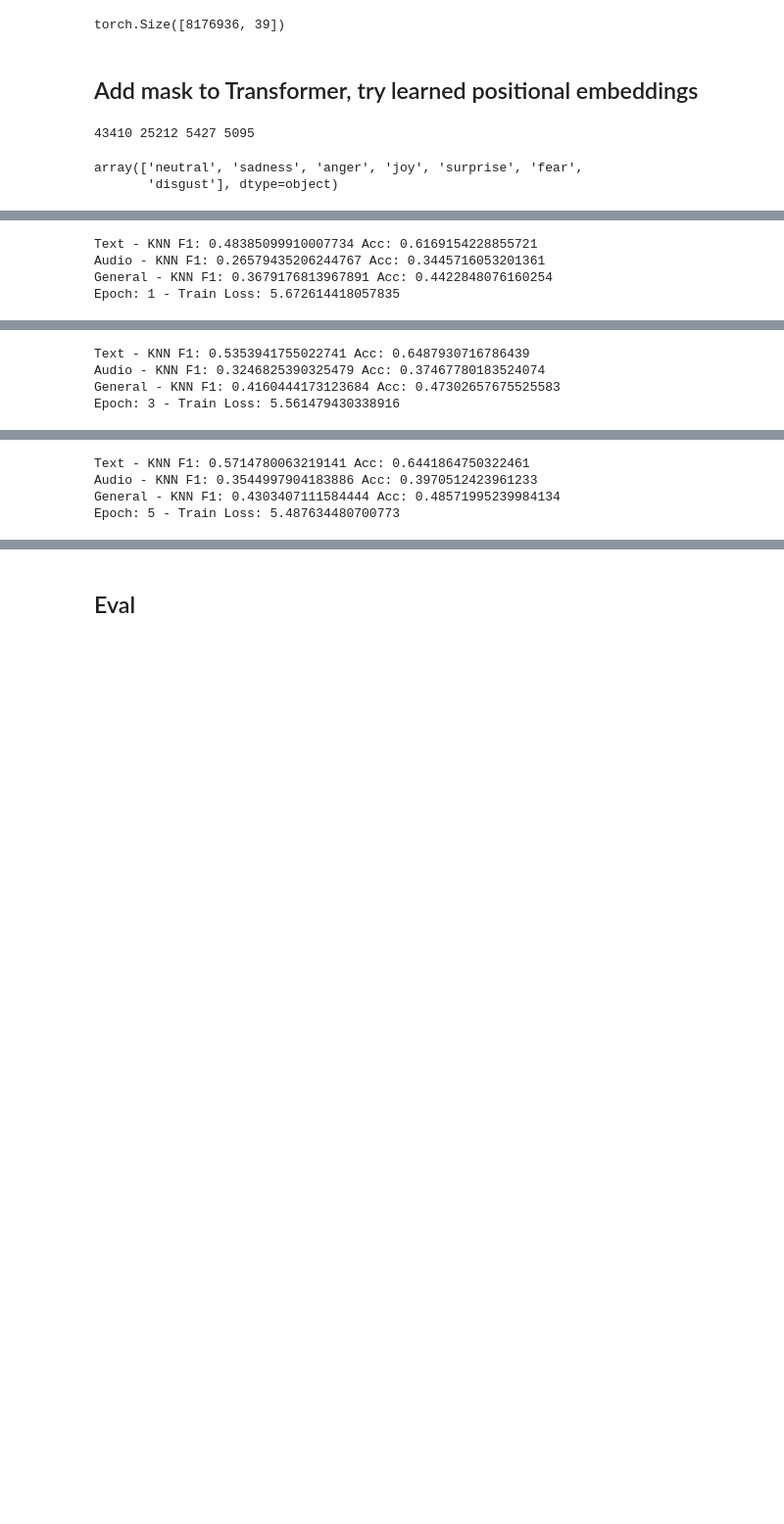
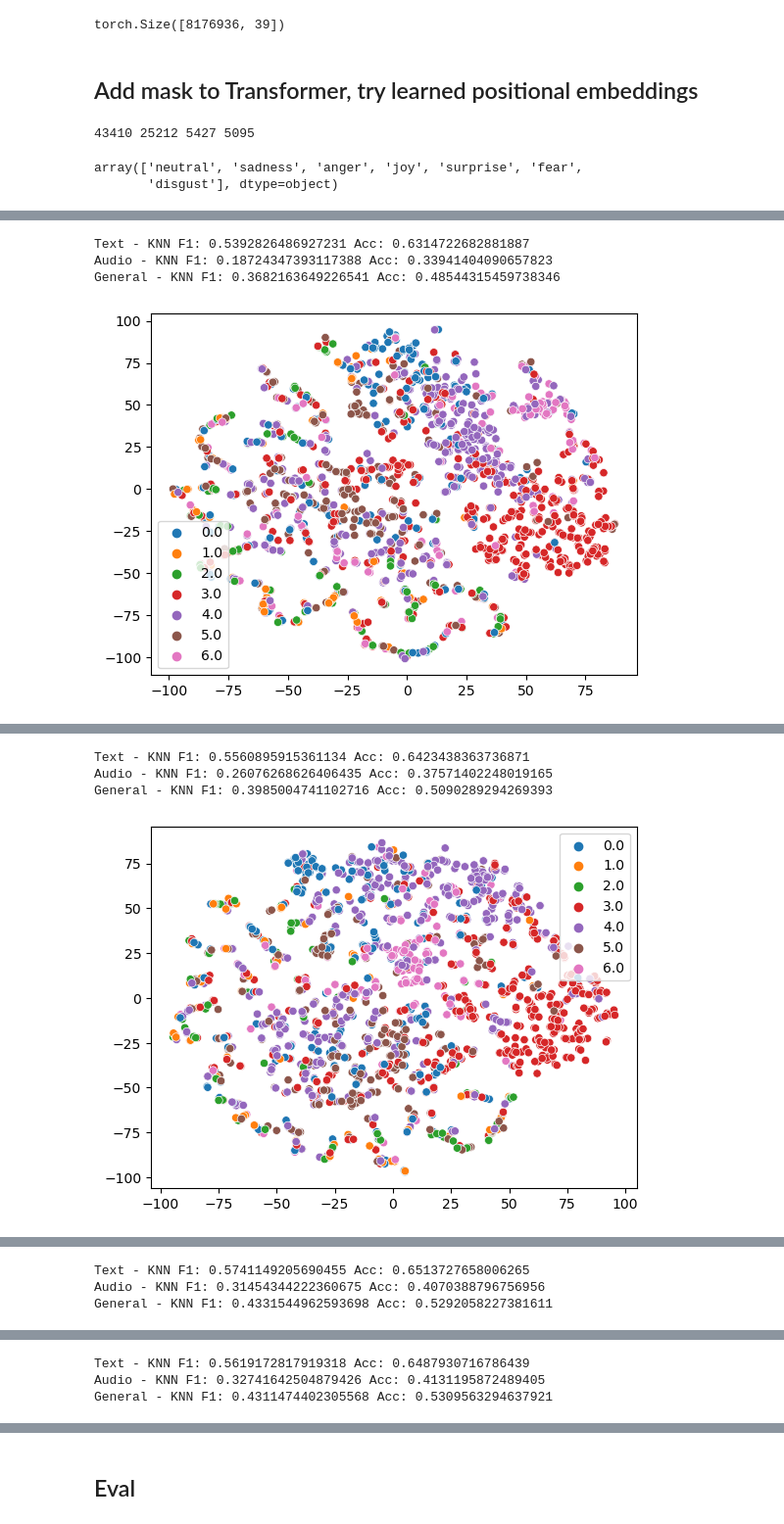
Before and after one commit to machadoprx/c4ai_audio_text_clip, a Jupyter notebook: c4ai_emotions_audio_text_clip_e2e.ipynb, the cells around one changed output, grey strips where cells are left out. Shown at 98% size. Cells and saved outputs as stored; diff of their text form; code cells hidden in the pictures; blank space fills up the shorter version.

```diff
--- a/c4ai_emotions_audio_text_clip_e2e.ipynb
+++ b/c4ai_emotions_audio_text_clip_e2e.ipynb
@@ -612,19 +628,29 @@ class AudioTextCLIP(nn.Module):
 
         sentences, audio_paths, multimodal = inp
 
+        assert sentences != None or audio_paths != None or multimodal != None
+
+        x = None
         if sentences != None:
             text_emb = self.text_encoder(sentences)
             x = self.mods_proj(self.text_proj(text_emb))
 
         if audio_paths != None:
             audio_emb = self.mods_proj(self.audio_proj(self.audio_encoder(audio_paths)))
-            x = torch.cat([x, audio_emb], dim=0)
+            if x != None:
+                x = torch.cat([x, audio_emb], dim=0)
+            else:
+                x = audio_emb
 
         if multimodal != None:
             text_emb = self.mods_proj(self.text_proj(self.text_encoder([m['sentence'] for m in multimodal])))
             audio_emb = self.mods_proj(self.audio_proj(self.audio_encoder([m['audio_path'] for m in multimodal])))
             mult = (text_emb + audio_emb) / 2.
-            x = torch.cat([x, mult], dim=0)
+            if x != None:
+                x = torch.cat([x, mult], dim=0)
+            else:
+                x = mult
+
 
         # Graph Creation
         if self.use_graph_aug:
@@ -660,11 +686,11 @@ df_train_audio['label'].unique()
 array(['neutral', 'sadness', 'anger', 'joy', 'surprise', 'fear',
        'disgust'], dtype=object)
 # %%
-train_audio_repeated = pd.concat([df_train_audio, df_train_audio,df_train_audio,df_train_audio,df_train_audio,df_train_audio,df_train_audio, df_train_audio,df_train_audio,df_train_audio,df_train_audio,df_train_audio], axis=0).sample(frac=1).reset_index(drop=True)
-test_audio_repeated = pd.concat([df_dev_audio, df_dev_audio,df_dev_audio,df_dev_audio,df_dev_audio,df_dev_audio], axis=0).sample(frac=1).reset_index(drop=True)
+train_audio_repeated = pd.concat([df_train_audio, df_train_audio,df_train_audio,df_train_audio,df_train_audio,df_train_audio,df_train_audio, df_train_audio,df_train_audio,df_train_audio,df_train_audio,df_train_audio], axis=0).sample(frac=1.0).reset_index(drop=True)
+test_audio_repeated = pd.concat([df_dev_audio, df_dev_audio,df_dev_audio,df_dev_audio,df_dev_audio,df_dev_audio], axis=0).sample(frac=1.0).reset_index(drop=True)
 
 train_ds = torch.utils.data.TensorDataset(torch.Tensor(list(range(len(train_text)))))
-train_loader = torch.utils.data.DataLoader(train_ds, batch_size=128, shuffle=True)
+train_loader = torch.utils.data.DataLoader(train_ds, batch_size=180, shuffle=True)
 
 test_ds = torch.utils.data.TensorDataset(torch.Tensor(list(range(len(test_text)))))
 test_loader = torch.utils.data.DataLoader(test_ds, batch_size=512, shuffle=False)
@@ -734,7 +773,7 @@ supcon_model = AudioTextCLIP(
     freeze_audio_enc=False,
 )
 
-supcon_loss = SupConLoss(temperature=0.3, contrast_mode='all', base_temperature=0.34)
+supcon_loss = SupConLoss(temperature=0.1, contrast_mode='all', base_temperature=0.1)
 supcon_model.to(0)
 
 #supcon_model = torch.compile(supcon_model)
@@ -745,7 +784,7 @@ e = 0
 patience = 9999
 early_stop_flag = 0
 old_acc = -float('inf')
-opt = torch.optim.Adam(supcon_model.parameters(), lr=5e-5, betas=(0.9,0.98), eps=1e-8, weight_decay=1e-4)
+opt = torch.optim.Adam(supcon_model.parameters(), lr=5e-5, betas=(0.9,0.98), eps=1e-8, weight_decay=1e-3)
 epochs = 9999
 nb_steps = 20
 
@@ -771,7 +810,7 @@ while e < epochs:
         #audio_paths = list(train_audio_repeated.iloc[batch_indices[0]]["path"])
 
         multimodal_or_audio = train_audio_repeated.iloc[batch_indices[0]]
-        multimodal_df = multimodal_or_audio[multimodal_or_audio['text'] != None]
+        multimodal_df = multimodal_or_audio[~multimodal_or_audio['text'].isna()]
         multimodal = [{'sentence': str(t['text']), 'audio_path':str(t['path'])} for _, t in multimodal_df.iterrows()]
         audio_df = multimodal_or_audio[multimodal_or_audio['text'].isna()]
         audio_paths = list(audio_df["path"])
@@ -802,6 +841,7 @@ while e < epochs:
 
         epoch_loss += loss.item()
         proj_train.append(np.array(F.normalize(wide.detach(), dim=-1).cpu()))
+        #proj_train.append(np.array(wide.detach().cpu()))
         targets_train.append(np.array(target.cpu()))
 
         del out1
@@ -826,19 +866,10 @@ while e < epochs:
     for i, batch_indices in enumerate(tqdm(test_loader, total=len(test_loader))):
         with torch.no_grad():
 
-            '''sentences = list(test_text.iloc[batch_indices[0]]["text"])
-            audio_paths = list(test_audio_repeated.iloc[batch_indices[0]]["path"])
-            y_text, y_audio = torch.Tensor(lab_encoder.transform(list(test_text.iloc[batch_indices[0]]["grouped_label"]))), torch.Tensor(lab_encoder.transform(list(test_audio_repeated.iloc[batch_indices[0]]["label"])))
-
-            target = torch.cat([y_text, y_audio])
-
-            x = [sentences, audio_paths]'''
-
             sentences = list(test_text.iloc[batch_indices[0]]["text"])
-            #audio_paths = list(train_audio_repeated.iloc[batch_indices[0]]["path"])
 
             multimodal_or_audio = test_audio_repeated.iloc[batch_indices[0]]
-            multimodal_df = multimodal_or_audio[multimodal_or_audio['text'] != None]
+            multimodal_df = multimodal_or_audio[~multimodal_or_audio['text'].isna()]
             multimodal = [{'sentence': str(t['text']), 'audio_path':str(t['path'])} for _, t in multimodal_df.iterrows()]
             audio_df = multimodal_or_audio[multimodal_or_audio['text'].isna()]
             audio_paths = list(audio_df["path"])
@@ -849,12 +880,9 @@ while e < epochs:
 
             x = [sentences, audio_paths, multimodal]
 
-            #with torch.cuda.amp.autocast(enabled=True, dtype=torch.float16) as autocast, torch.backends.cuda.sdp_kernel(enable_flash=False) as disable :
             _, _, wide, _ = supcon_model(x)
 
             wide = np.array(F.normalize(wide, dim=-1).cpu())
-            #wide = np.array(wide.cpu())
-            #wide = wide / np.array([np.linalg.norm(wide, ord=2, axis=1)]).T
 
             pred = clf.predict(wide)
 
@@ -891,40 +919,37 @@ while e < epochs:
     text_f1 = f1_score(targets_texts, preds_texts, average='macro')
     text_acc = accuracy_score(targets_texts, preds_texts)
 
     curr_acc = f1_score(targets_val, preds, average='macro')
     curr_acc2 = accuracy_score(targets_val, preds)
 
     print(f'Text - KNN F1: {text_f1} Acc: {text_acc}')
     print(f'Audio - KNN F1: {audio_f1} Acc: {audio_acc}')
     print(f'General - KNN F1: {curr_acc} Acc: {curr_acc2}')
 
     idx = np.random.randint(len(proj_val), size=2000)
 
     proj_val_samp = proj_val[idx, :]
     targets_val_samp = targets_val[idx]
-    #tsne = TSNE(n_components=2, learning_rate='auto', init='pca', perplexity=5).fit_transform(proj_val_samp)
+    tsne = TSNE(n_components=2, learning_rate='auto', init='pca', perplexity=5).fit_transform(proj_val_samp)
 
-    #sns.scatterplot(x=tsne[:, 0], y=tsne[:, 1], hue=targets_val_samp, palette='tab10')
-    #plt.show()
+    sns.scatterplot(x=tsne[:, 0], y=tsne[:, 1], hue=targets_val_samp, palette='tab10')
+    plt.show()
 
     print(f'Epoch: {e + 1} - Train Loss: {epoch_loss}')
     e += 1
 
     if old_acc > curr_acc:
         early_stop_flag += 1
     else:
-        #torch.save(supcon_model.state_dict(), f'/content/drive/MyDrive/pytorch_model_AudioTextCLIP_vSpec_epoch_{e}_with_200.bin')
-        #torch.save(supcon_model.state_dict(), '/content/drive/MyDrive/pytorch_model_AudioTextCLIP_v2.bin')
-        #torch.save(supcon_model.state_dict(), '/content/drive/MyDrive/pytorch_model_goemotions_minilm_l3.bin')
         old_acc = curr_acc
         early_stop_flag = 0
 
     checkpoint = {"model": supcon_model.state_dict(),
               "optimizer": opt.state_dict(),
               "scaler": scaler.state_dict()}
     torch.save(checkpoint, f'./pytorch_model_AudioTextCLIPvFinal_epoch_{e}_only_meld.bin')
 # %% [output]
-Text - KNN F1: 0.48385099910007734 Acc: 0.6169154228855721
-Audio - KNN F1: 0.26579435206244767 Acc: 0.3445716053201361
-General - KNN F1: 0.3679176813967891 Acc: 0.4422848076160254
-Epoch: 1 - Train Loss: 5.672614418057835
+Text - KNN F1: 0.5392826486927231 Acc: 0.6314722682881887
+Audio - KNN F1: 0.18724347393117388 Acc: 0.33941404090657823
+General - KNN F1: 0.3682163649226541 Acc: 0.48544315459738346
+[figure, added]
@@ -935,4 +957,4 @@ Epoch: 2 - Train Loss: 5.60348106061711
-Text - KNN F1: 0.5353941755022741 Acc: 0.6487930716786439
-Audio - KNN F1: 0.3246825390325479 Acc: 0.37467780183524074
-General - KNN F1: 0.4160444173123684 Acc: 0.47302657675525583
-Epoch: 3 - Train Loss: 5.561479430338916
+Text - KNN F1: 0.5560895915361134 Acc: 0.6423438363736871
+Audio - KNN F1: 0.26076268626406435 Acc: 0.37571402248019165
+General - KNN F1: 0.3985004741102716 Acc: 0.5090289294269393
+[figure, added]
@@ -943,4 +962,3 @@ Epoch: 4 - Train Loss: 5.521997777854695
-Text - KNN F1: 0.5714780063219141 Acc: 0.6441864750322461
-Audio - KNN F1: 0.3544997904183886 Acc: 0.3970512423961233
-General - KNN F1: 0.4303407111584444 Acc: 0.48571995239984134
-Epoch: 5 - Train Loss: 5.487634480700773
+Text - KNN F1: 0.5741149205690455 Acc: 0.6513727658006265
+Audio - KNN F1: 0.31454344222360675 Acc: 0.4070388796756956
+General - KNN F1: 0.4331544962593698 Acc: 0.5292058227381611
@@ -946,0 +967,3 @@ Epoch: 5 - Train Loss: 5.487634480700773
+Text - KNN F1: 0.5619172817919318 Acc: 0.6487930716786439
+Audio - KNN F1: 0.32741642504879426 Acc: 0.4131195872489405
+General - KNN F1: 0.4311474402305568 Acc: 0.5309563294637921
```
Also changed, not shown: parts of 40 cells of this notebook.
